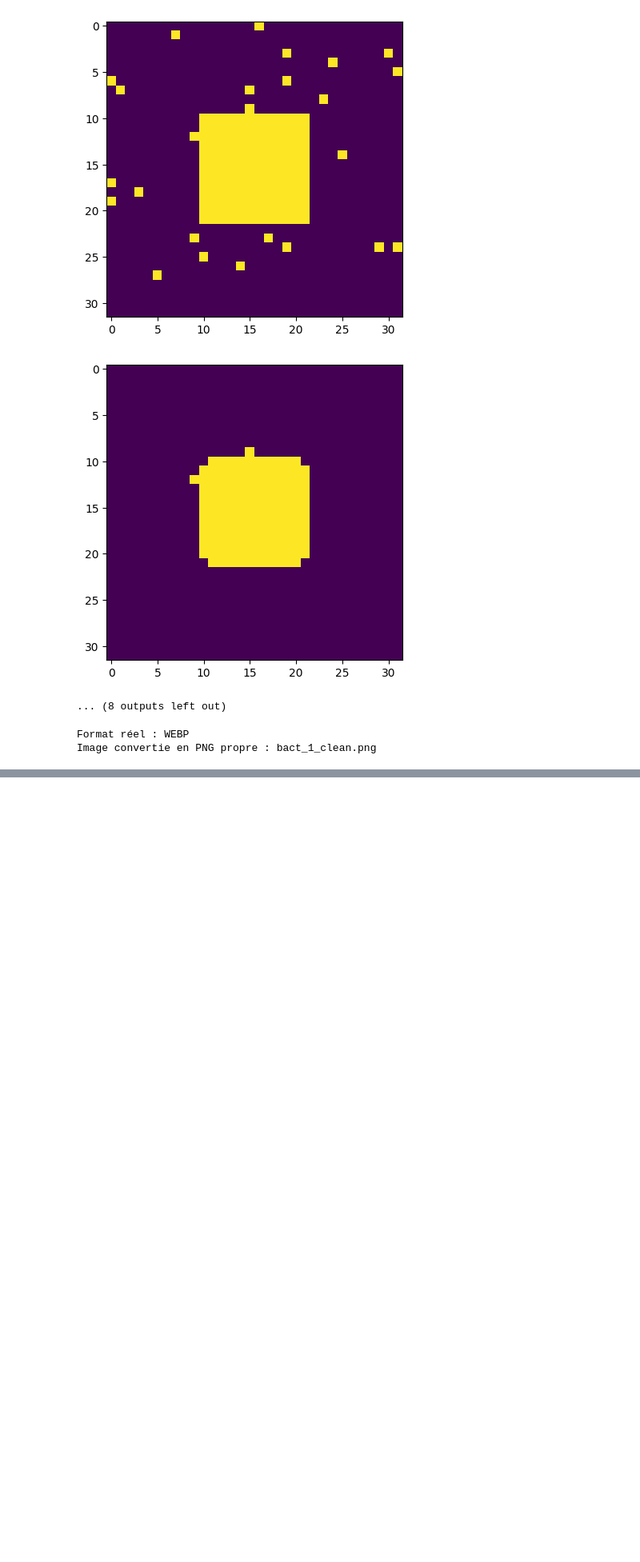
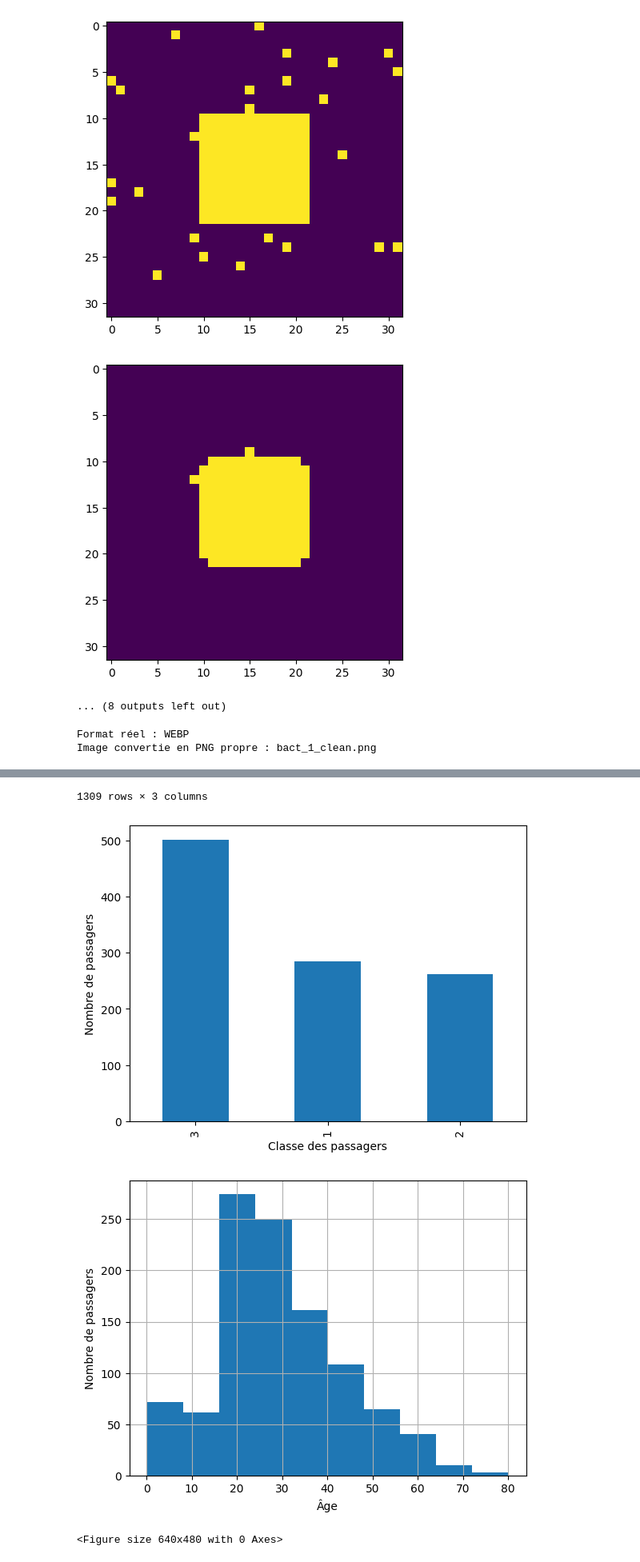
Before and after one commit to Bastion-LAB-UNIKIN/python_learning, a Jupyter notebook: machine_lenia.ipynb, the cells around one changed output, grey strips where cells are left out. Shown at 80% size. Cells and saved outputs as stored; diff of their text form; code cells hidden in the pictures; blank space fills up the shorter version.

```diff
--- a/machine_lenia.ipynb
+++ b/machine_lenia.ipynb
@@ -870,3 +870,79 @@ Format réel : WEBP
 Image convertie en PNG propre : bact_1_clean.png
 # %%
 # video 17
+
+# pandas
+
+# analyse de données du Titanic
+
+import pandas as pd
+import subprocess, sys
+# lecture du fichier Excel (installe xlrd si nécessaire)
+try:
+    data = pd.read_excel("titanic3.xls")
+except ImportError:
+    subprocess.check_call([sys.executable, "-m", "pip", "install", "xlrd>=2.0.1"])
+    data = pd.read_excel("titanic3.xls")
+except Exception as e:
+    print("Erreur lors de la lecture du fichier :", e)
+    raise
+data.shape
+data
+
+# explication du code précédent:
+# - `pd.read_excel("titanic3.xls")` lit le fichier Excel contenant les données du Titanic
+# - `try` et `except` gèrent les erreurs potentielles lors de la lecture du fichier, notamment l'absence de la bibliothèque `xlrd`
+# - `subprocess.check_call([...])` installe la bibliothèque `xlrd` si elle n'est pas déjà installée
+# - `raise` relance l'exception si une autre erreur survient lors de la lecture du fichier
+# - `data.shape` affiche les dimensions du DataFrame (nombre de lignes et de colonnes)
+# - `data` affiche le contenu du DataFrame
+
+data.head()  # affiche les 5 premières lignes du DataFrame
+
+# suppression des colonnes inutiles — n'essaye pas de supprimer des colonnes qui n'existent pas
+
+data = data.drop(['name', 'sibsp', 'parch', 'ticket', 'fare', 'cabin', 'embarked', 'boat', 'body', 'home.dest'], axis=1)
+
+data.head()
+data.describe()  # statistiques descriptives des colonnes numériques
+data = data.dropna(axis=0)
+data.shape
+data.describe()  # statistiques descriptives des colonnes numériques
+
+data.value_counts('pclass').plot.bar()  # répartition des classes de passagers
+
+xlabel = 'Classe des passagers'
+ylabel = 'Nombre de passagers'
+plt.xlabel(xlabel)
+plt.ylabel(ylabel)
+plt.figure()
+
+data['age'].hist()
+xlabel = 'Âge'
+ylabel = 'Nombre de passagers'
+plt.xlabel(xlabel)
+plt.ylabel(ylabel)
+plt.figure()
+
+data.groupby(['sex', 'pclass']).mean()
+
+
+# l'envers du decor: dataframe et series
+
+data = pd.read_excel("titanic3.xls")
+
+data['age'] # accéder à la colonne 'age' du DataFrame (retourne une Series)
+data = data.set_index('name')  # définir la colonne 'name' comme index du DataFrame
+data['age']  # accéder à la colonne 'age' du DataFrame (retourne une Series)
+
+# indexing
+
+data[data['age'] < 18]['pclass'].value_counts()  # passagers de moins de 18 ans et leur classe
+data[data['age'] < 18].groupby(['sex', 'pclass']).mean(numeric_only=True) # passagers de moins de 18 ans, groupés par sexe et classe, avec moyenne des autres colonnes numériques
+
+
+# fonction iloc  index location et loc label location
+
+data.iloc[0:5, :]  # premières 5 lignes de toutes les colonnes
+data.iloc[:, 0:3]  # toutes les lignes des 3 premières colonnes
+# %% [output]
@@ -872,0 +962,4 @@ Image convertie en PNG propre : bact_1_clean.png
+1309 rows × 3 columns
+[figure, added]
+[figure, added]
+<Figure size 640x480 with 0 Axes>
```
Also changed, not shown: parts of 2 cells of this notebook, 1 other file.
